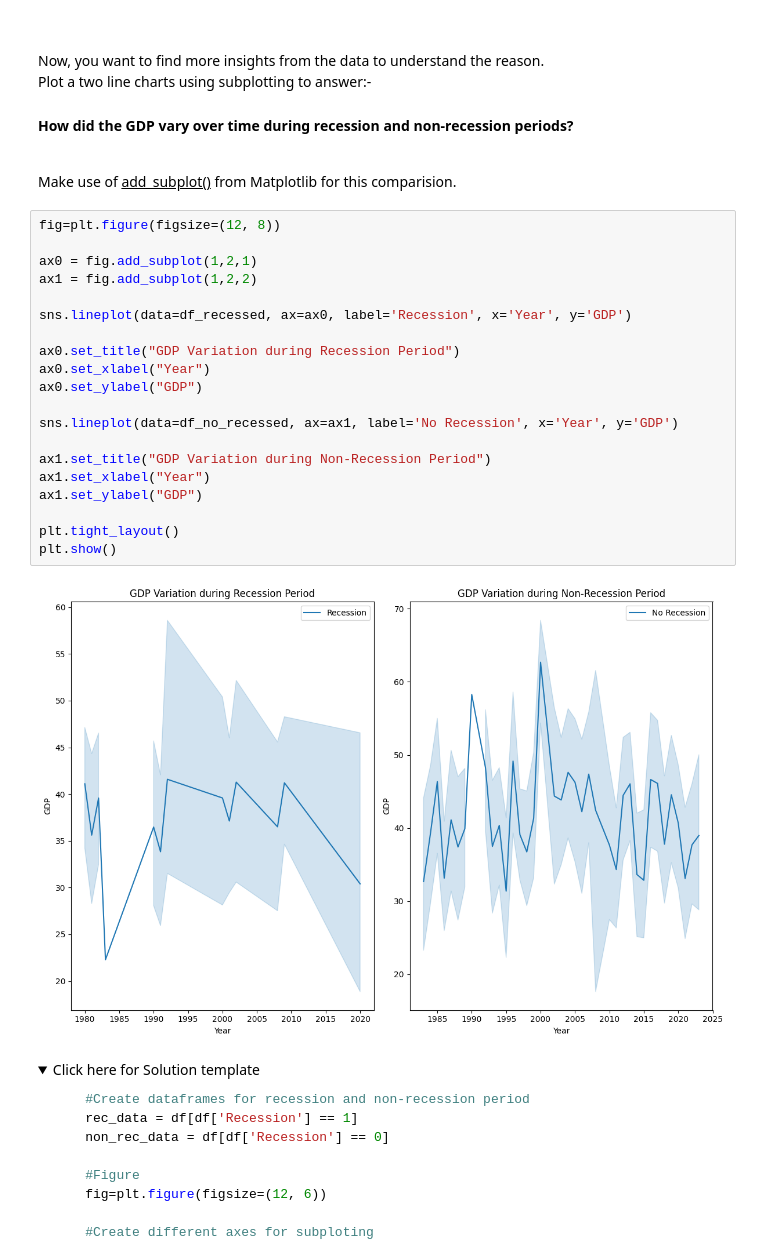
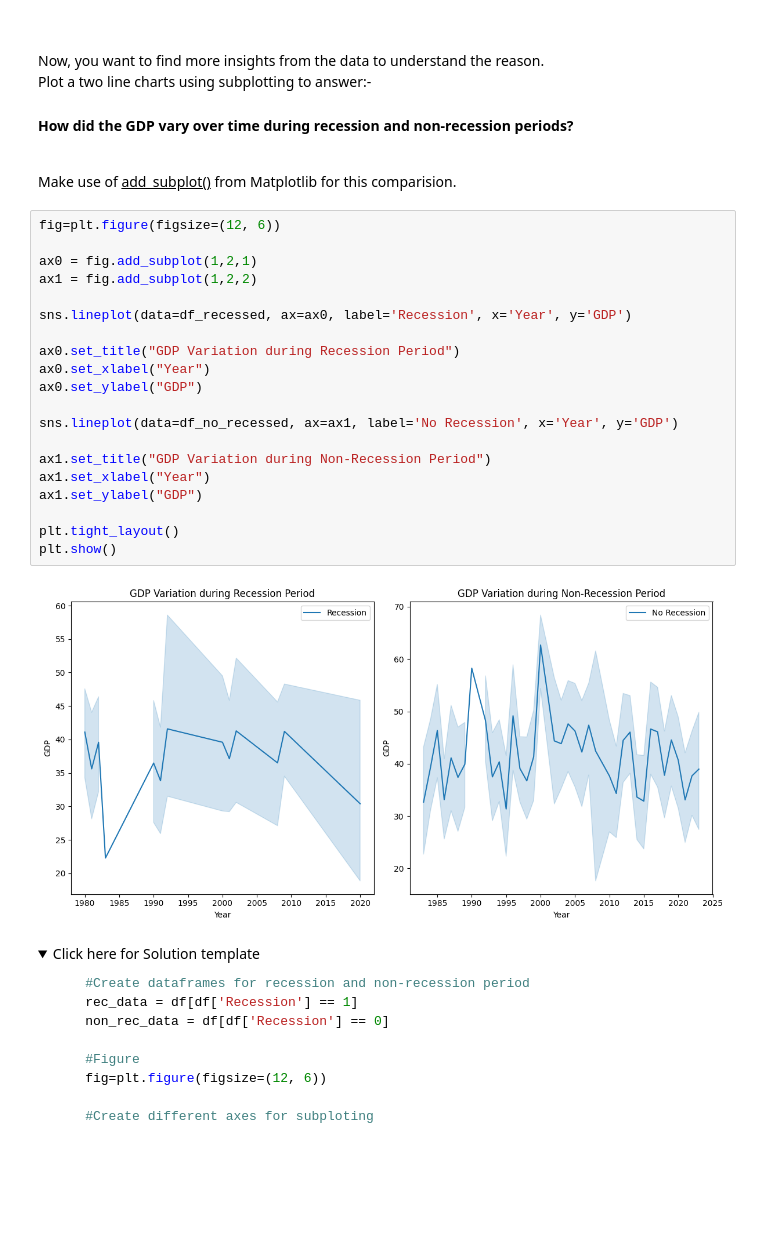
Before and after one commit to darwin-garcia/IBM-Data-Science, a Jupyter notebook: Module 8/Final-Assignment-Part1-v2.ipynb, the cells around one changed output. Drawn from its saved outputs; the diff is of its cells as text; folded sections open; blank space fills up the shorter version.

```diff
--- a/Module 8/Final-Assignment-Part1-v2.ipynb
+++ b/Module 8/Final-Assignment-Part1-v2.ipynb
@@ -491,27 +487,27 @@ Save this plot as "Bar_Chart.png"</span><br>
 #### How did the GDP vary over time during recession and non-recession periods?
 <br>Make use of <u>add_subplot()</u> from Matplotlib for this comparision.
 # %%
-fig=plt.figure(figsize=(12, 8))
+fig=plt.figure(figsize=(12, 6))
 
 ax0 = fig.add_subplot(1,2,1)
 ax1 = fig.add_subplot(1,2,2)
 
 sns.lineplot(data=df_recessed, ax=ax0, label='Recession', x='Year', y='GDP')
 
 ax0.set_title("GDP Variation during Recession Period")
 ax0.set_xlabel("Year")
 ax0.set_ylabel("GDP")
 
 sns.lineplot(data=df_no_recessed, ax=ax1, label='No Recession', x='Year', y='GDP')
 
 ax1.set_title("GDP Variation during Non-Recession Period")
 ax1.set_xlabel("Year")
 ax1.set_ylabel("GDP")
 
 plt.tight_layout()
 plt.show()
 # %% [output]
-[figure, old version]
+[figure, new version]
 # %% [markdown]
 <details>
 <summary>Click here for Solution template</summary>
```
Also changed, not shown: parts of 6 cells of this notebook.
